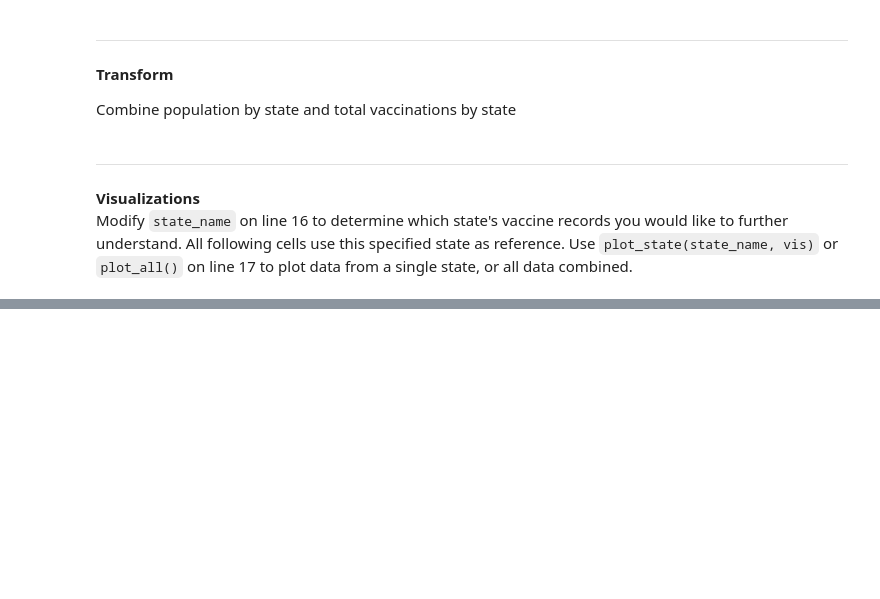
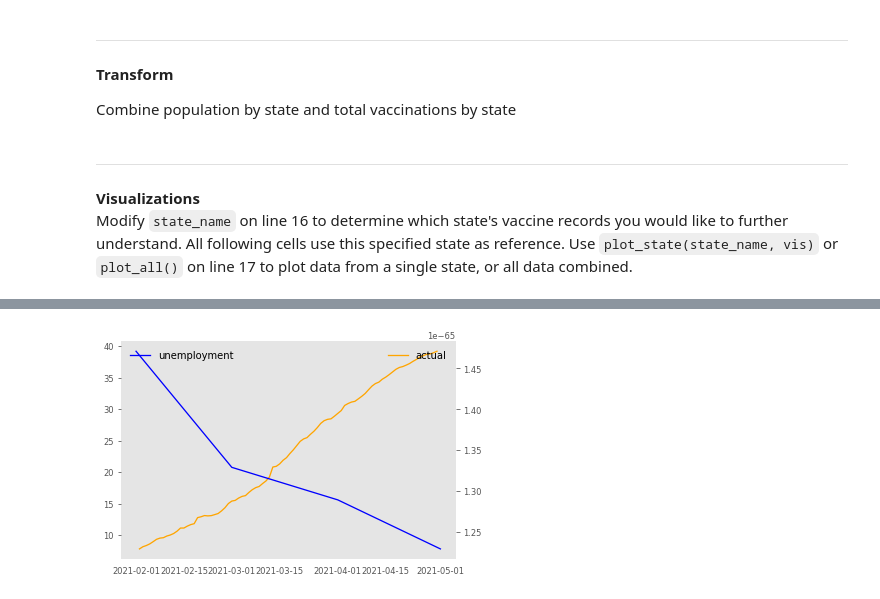
Before and after one commit to yangboyubyron/covid-19-vaccine-predictions, a Jupyter notebook: Covid-19 Dataset.ipynb, the cells around one changed output, grey strips where cells are left out. Drawn from its saved outputs; the diff is of its cells as text; code cells hidden in the pictures; blank space fills up the shorter version.

Commit message:
new unemployment dataset analytics

```diff
--- a/Covid-19 Dataset.ipynb
+++ b/Covid-19 Dataset.ipynb
@@ -130,0 +205,28 @@ plt.legend()
+# %%
+# plot covid-19 vaccine data
+fig, ax = plt.subplots()
+
+mask1 = (get_data['date'] > '2021-02-01 00:00:00') & (get_data['date'] < '2021-05-01 00:00:00')
+get_data = get_data.loc[mask1]
+ax.plot(get_data.date, get_data.percent, color='orange', label='actual')
+#pred.plot(label='forecast', lw=2, linestyle='dashed', color='gray')
+
+# percent of population unemployed
+# attempt at calculating unemployment rate over plotting raw unemployment
+state_population_val = merged.loc[merged.location == state_name].population.iloc[0]
+df.value = df.value / state_population_val * 100
+
+ax2 = ax.twinx()
+mask = (df['date'] > '2021-01-12 00:00:00')
+df = df.loc[mask]
+
+ax2.plot(df.date, df.value, color='blue', label='unemployment')
+
+#plt.legend()
+ax.grid(False)
+ax2.grid(False)
+ax.legend(loc='upper right')
+ax2.legend(loc='upper left')
+plt.show()
+# %% [output]
+[figure, added]
```
Also changed, not shown: parts of 9 cells of this notebook, 1 other file.
